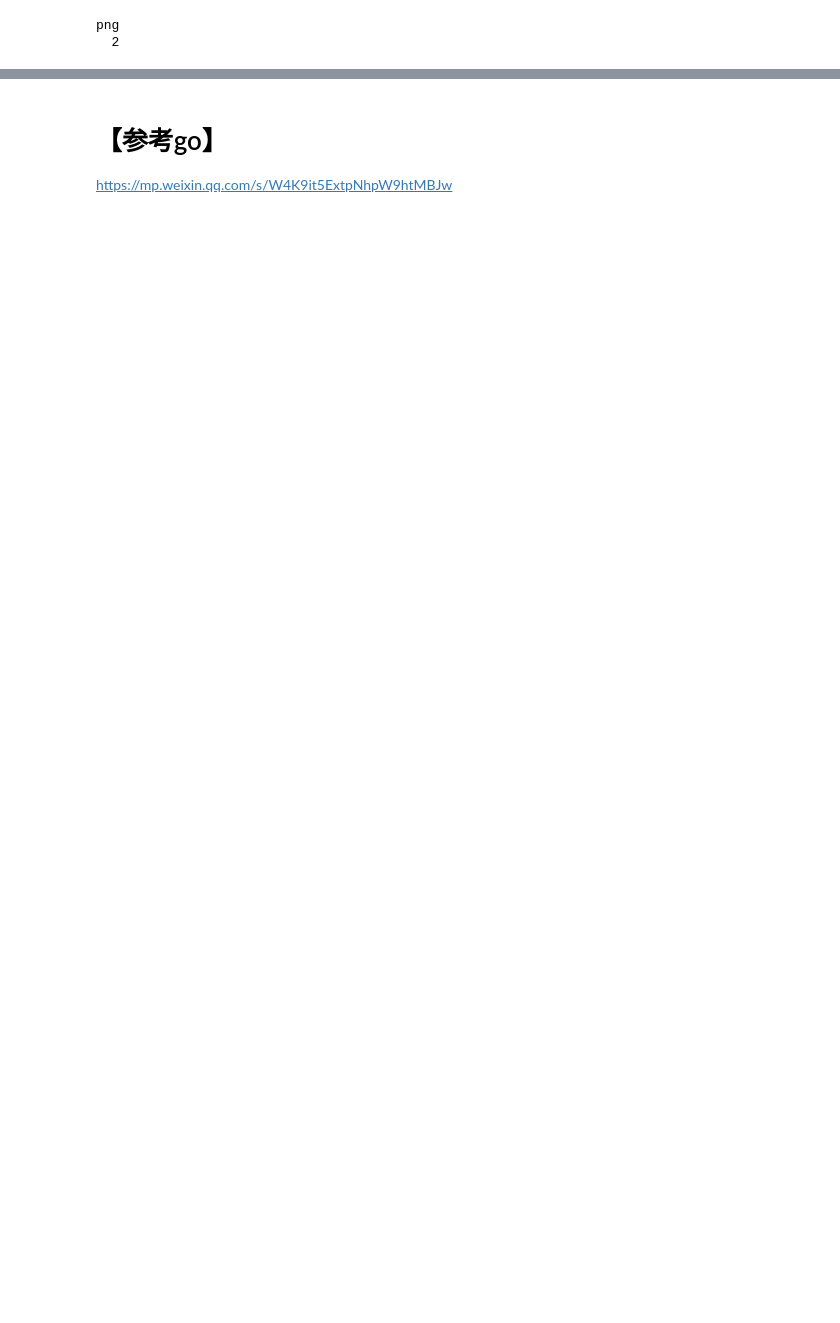
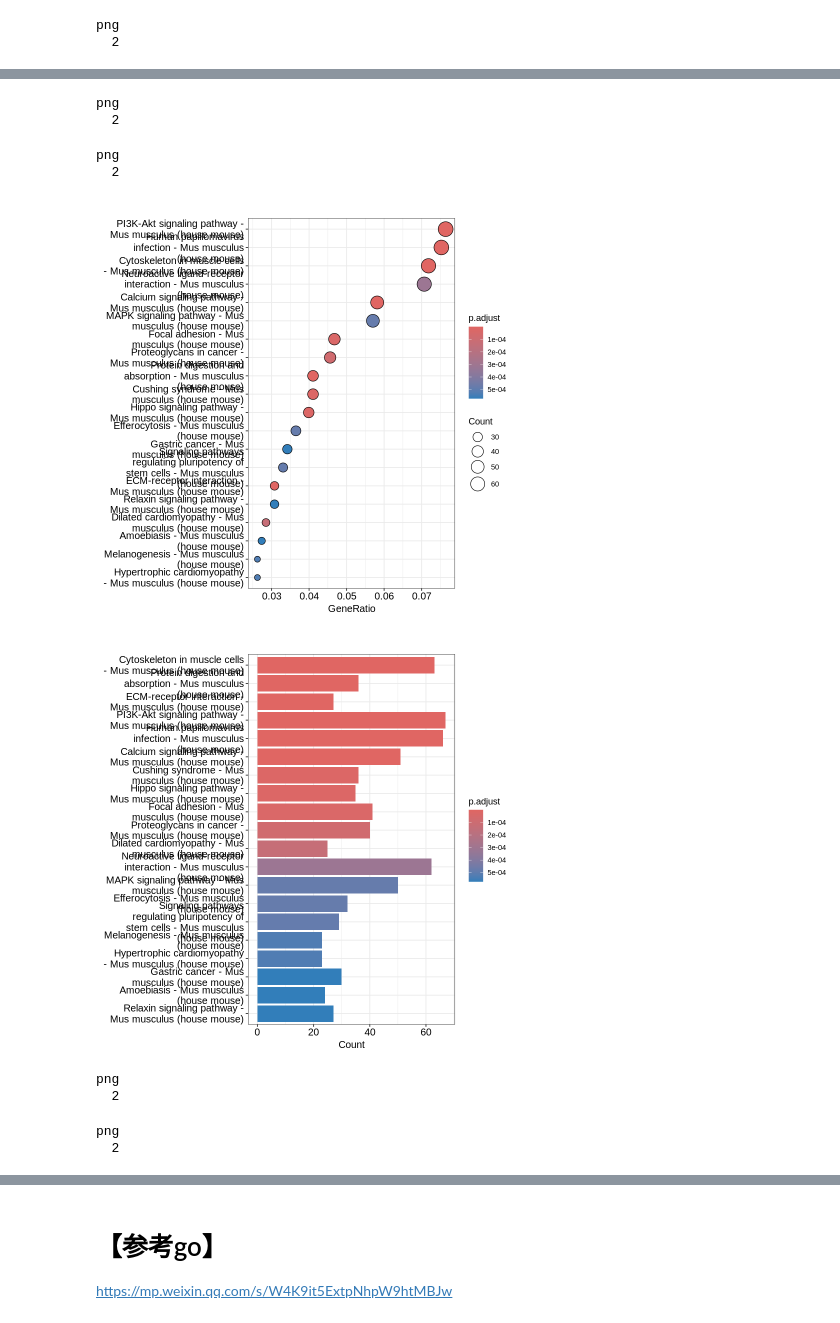
Before and after one commit to hermanzhaozzzz/snakepipes_RNA-seq, a Jupyter notebook: step.04_RNA-seq_analysis.ipynb, the cells around one changed output, grey strips where cells are left out. Cells and saved outputs as stored; diff of their text form; code cells hidden in the pictures; blank space fills up the shorter version.

```diff
--- a/step.04_RNA-seq_analysis.ipynb
+++ b/step.04_RNA-seq_analysis.ipynb
@@ -1194,7 +1244,30 @@ kegg_down
+# %%
+pdf("../plots/013_KEGG_PATHWAY_up_dot.pdf",height = 12,width = 8)
+dotplot(kegg_up, showCategory=20) #气泡图
+dev.off()
+pdf("../plots/013_KEGG_PATHWAY_up_bar.pdf",height = 12,width = 8)
+barplot(kegg_up, showCategory=20,drop=T) #柱状图
+dev.off()
+# %% [output]
+png
+  2
+png
+  2
 # %%
-dotplot(kegg, showCategory=20) #气泡图
-
-barplot(kegg,showCategory=20,drop=T) #柱状图
-
-# #在pathway通路图上标记富集到的基因，会链接到KEGG官网
-browseKEGG(kegg, "hsa03728")
+dotplot(kegg_up, showCategory=20) #气泡图
+barplot(kegg_up, showCategory=20,drop=T) #柱状图
+# %% [output]
+[figure, added]
+[figure, added]
+# %%
+pdf("../plots/013_KEGG_PATHWAY_down_dot.pdf",height = 12,width = 8)
+dotplot(kegg_down, showCategory=20) #气泡图
+dev.off()
+pdf("../plots/013_KEGG_PATHWAY_down_bar.pdf",height = 12,width = 8)
+barplot(kegg_down, showCategory=20,drop=T) #柱状图
+dev.off()
+# %% [output]
+png
+  2
+png
+  2
```
Also changed, not shown: parts of 38 cells of this notebook.
